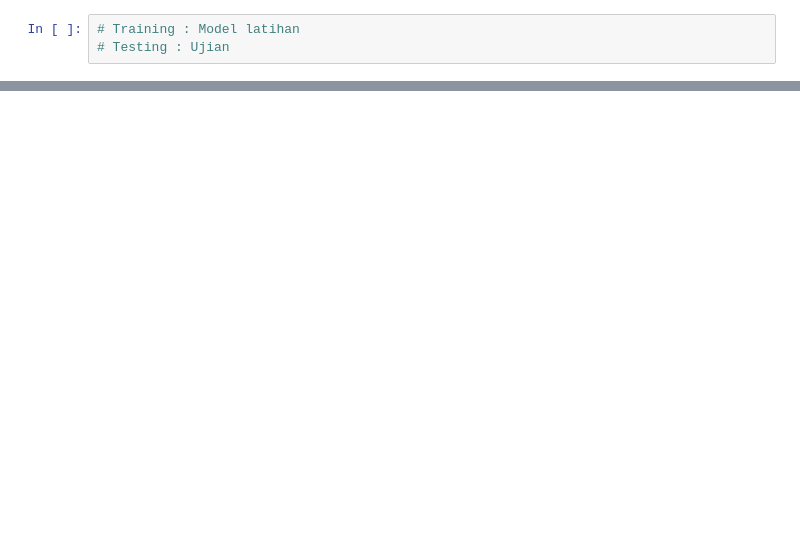
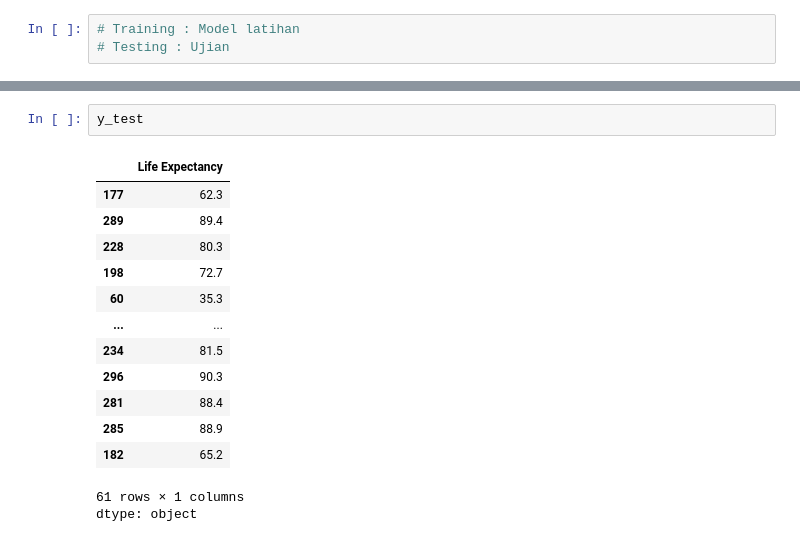
Before and after one commit to Aliyamkamila/Data-Science-Intermediate, a Jupyter notebook: Linear_Regresssion_End_to_End.ipynb, the cells around one changed output, grey strips where cells are left out. Cells and saved outputs as stored; diff of their text form; blank space fills up the shorter version.

```diff
--- a/Linear_Regresssion_End_to_End.ipynb
+++ b/Linear_Regresssion_End_to_End.ipynb
@@ -131,0 +245,17 @@ plt.show()
+# %%
+y_test
+# %% [output]
+|  | Life Expectancy |
+| 177 | 62.3 |
+| 289 | 89.4 |
+| 228 | 80.3 |
+| 198 | 72.7 |
+| 60 | 35.3 |
+| ... | ... |
+| 234 | 81.5 |
+| 296 | 90.3 |
+| 281 | 88.4 |
+| 285 | 88.9 |
+| 182 | 65.2 |
+61 rows × 1 columns
+dtype: object
```
Also changed, not shown: parts of 14 cells of this notebook.
